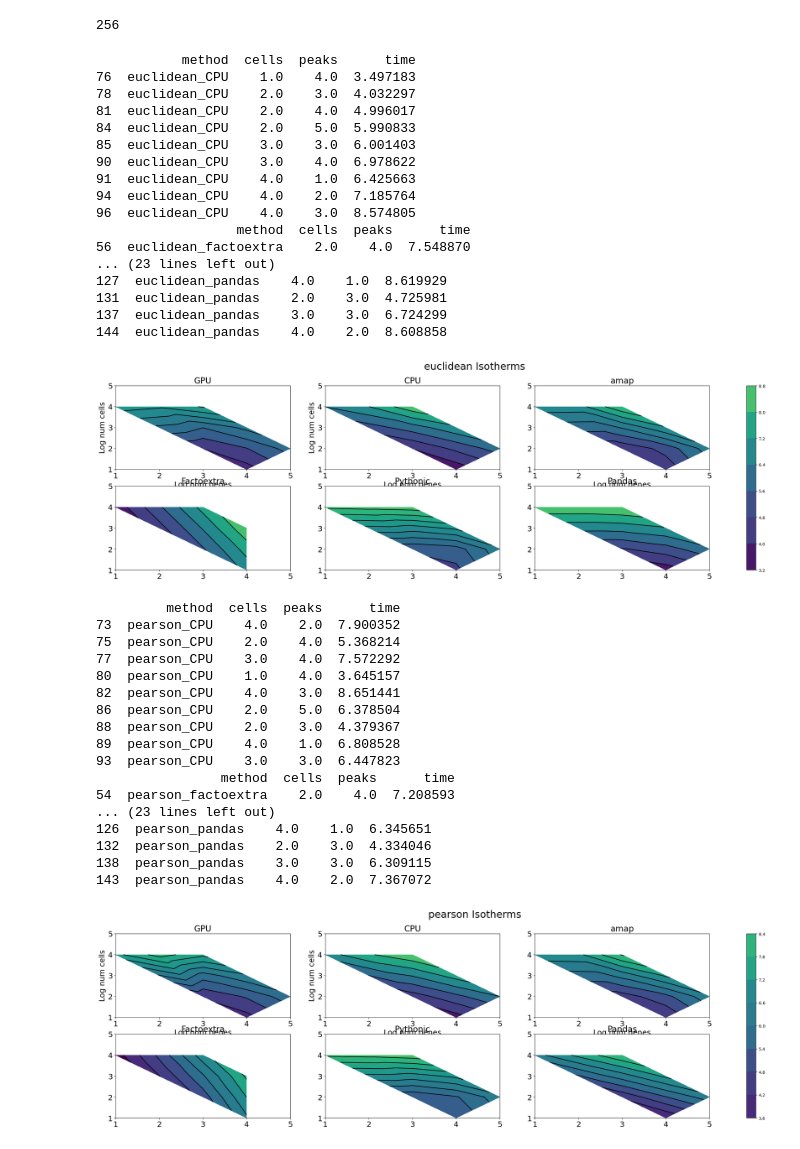
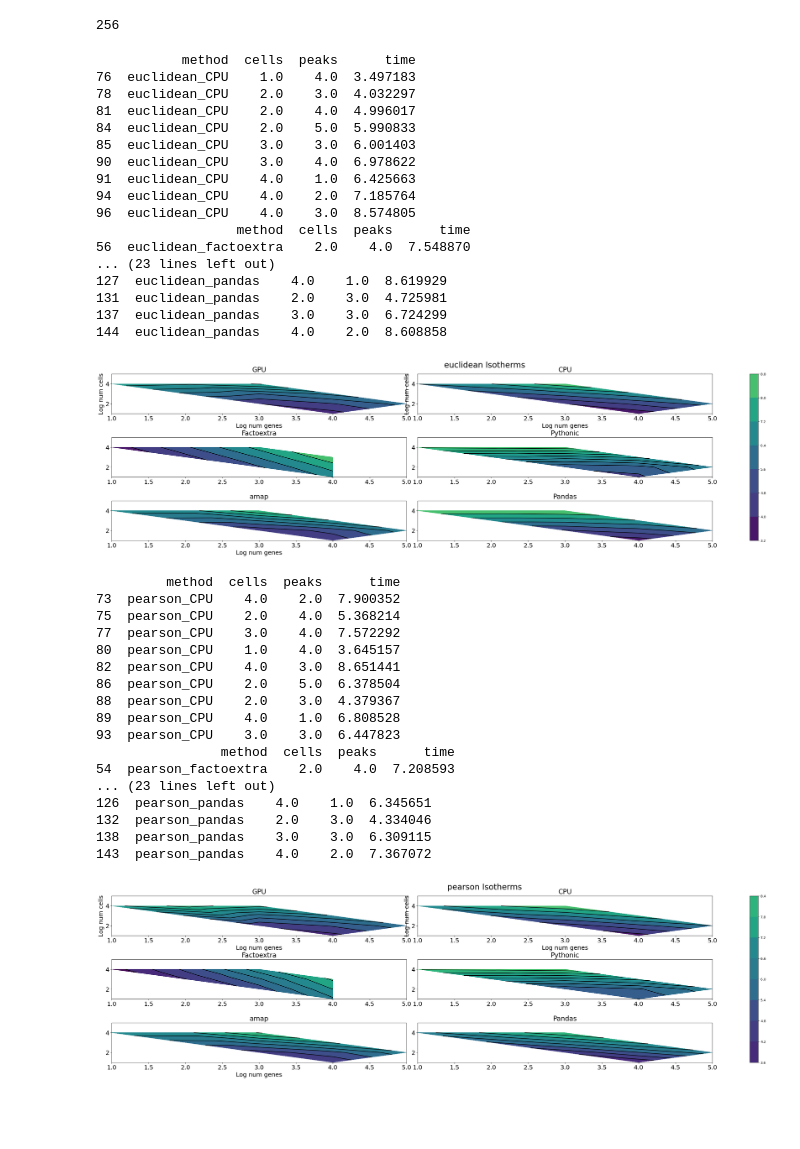
Before and after one commit to lab-medvedeva/Article-GADES, a Jupyter notebook: reproducibility/BuildIsochronicPlots.ipynb, the cells around one changed output. Drawn from its saved outputs; the diff is of its cells as text; code cells hidden in the pictures; blank space fills up the shorter version.

Commit message:
Updated the Isochronic Plots

```diff
--- a/reproducibility/BuildIsochronicPlots.ipynb
+++ b/reproducibility/BuildIsochronicPlots.ipynb
@@ -263,9 +263,9 @@ dfl.to_csv('data_isotherm.csv')
 # %%
 df = df.dropna()
 # %%
-fig, ax = plt.subplots(nrows=2, ncols=3, figsize=(32, 8))
+fig, ax = plt.subplots(nrows=3, ncols=2, figsize=(32, 8))
 fig.suptitle(f'{method} Isotherms', fontsize=24)
-
+fig.tight_layout(h_pad=5)
 current_df = df[df.method == f'{method_lower}_GPU']
 
 current_axis = ax[0][0]
@@ -294,7 +294,7 @@ tcf = current_axis.tricontourf(current_df.peaks,current_df.cells,current_df.time
 contour = current_axis.tricontour(current_df.peaks,current_df.cells,current_df.time, colors='k', norm=norm_p)
 
 current_df = df[df.method == f'{method_lower}_amap']
-current_axis = ax[0][2]
+current_axis = ax[2][0]
 current_axis.set_title(f'amap', fontsize=20)
 current_axis.set_xlim(1.0, 5.0)
 current_axis.set_ylim(1.0, 5.0)
@@ -333,45 +333,45 @@ contour = current_axis.tricontour(current_df.peaks,current_df.cells,current_df.t
 
 current_df = df[df.method == f'{method_lower}_pandas']
 print(current_df)
-current_axis = ax[1][2]
+current_axis = ax[2][1]
 current_axis.set_title('Pandas', fontsize=20)
 current_axis.set_xlim(1.0, 5.0)
 current_axis.set_ylim(1.0, 5.0)
 current_axis.tick_params(axis='x', labelsize=18)
 current_axis.tick_params(axis='y', labelsize=18)
 # current_axis.set_ylabel('Log num cells', fontsize=18)
 tcf = current_axis.tricontourf(current_df.peaks,current_df.cells,current_df.time, norm=norm_p)
 
 contour = current_axis.tricontour(current_df.peaks,current_df.cells,current_df.time, colors='k', norm=norm_p)
 
 fig.colorbar(tcf, ax=ax)
 plt.savefig(f'Isotherm{method}.png', bbox_inches='tight')
 # %% [output]
            method  cells  peaks      time
 76  euclidean_CPU    1.0    4.0  3.497183
 78  euclidean_CPU    2.0    3.0  4.032297
 81  euclidean_CPU    2.0    4.0  4.996017
 84  euclidean_CPU    2.0    5.0  5.990833
 85  euclidean_CPU    3.0    3.0  6.001403
 90  euclidean_CPU    3.0    4.0  6.978622
 91  euclidean_CPU    4.0    1.0  6.425663
 94  euclidean_CPU    4.0    2.0  7.185764
 96  euclidean_CPU    4.0    3.0  8.574805
                   method  cells  peaks      time
 56  euclidean_factoextra    2.0    4.0  7.548870
 ... (23 lines left out)
 127  euclidean_pandas    4.0    1.0  8.619929
 131  euclidean_pandas    2.0    3.0  4.725981
 137  euclidean_pandas    3.0    3.0  6.724299
 144  euclidean_pandas    4.0    2.0  8.608858
-[figure, old version]
+[figure, new version]
 # %%
 method = 'pearson'
 method_lower = method.lower()
 # %%
-fig, ax = plt.subplots(nrows=2, ncols=3, figsize=(32, 8))
+fig, ax = plt.subplots(nrows=3, ncols=2, figsize=(32, 8))
 fig.suptitle(f'{method} Isotherms', fontsize=24)
-
+fig.tight_layout(h_pad=5)
 current_df = df[df.method == f'{method_lower}_GPU']
 
 current_axis = ax[0][0]
@@ -400,7 +400,7 @@ tcf = current_axis.tricontourf(current_df.peaks,current_df.cells,current_df.time
 contour = current_axis.tricontour(current_df.peaks,current_df.cells,current_df.time, colors='k', norm=norm_p)
 
 current_df = df[df.method == f'{method_lower}_amap']
-current_axis = ax[0][2]
+current_axis = ax[2][0]
 current_axis.set_title(f'amap', fontsize=20)
 current_axis.set_xlim(1.0, 5.0)
 current_axis.set_ylim(1.0, 5.0)
@@ -439,7 +439,7 @@ contour = current_axis.tricontour(current_df.peaks,current_df.cells,current_df.t
 
 current_df = df[df.method == f'{method_lower}_pandas']
 print(current_df)
-current_axis = ax[1][2]
+current_axis = ax[2][1]
 current_axis.set_title('Pandas', fontsize=20)
 current_axis.set_xlim(1.0, 5.0)
 current_axis.set_ylim(1.0, 5.0)
@@ -470,7 +470,7 @@ plt.savefig(f'Isotherm{method}.png', bbox_inches='tight')
 132  pearson_pandas    2.0    3.0  4.334046
 138  pearson_pandas    3.0    3.0  6.309115
 143  pearson_pandas    4.0    2.0  7.367072
-[figure, old version]
+[figure, new version]
 # %%
 method = 'kendall'
 method_lower = method.lower()
```
Also changed, not shown: parts of 1 cell of this notebook.
